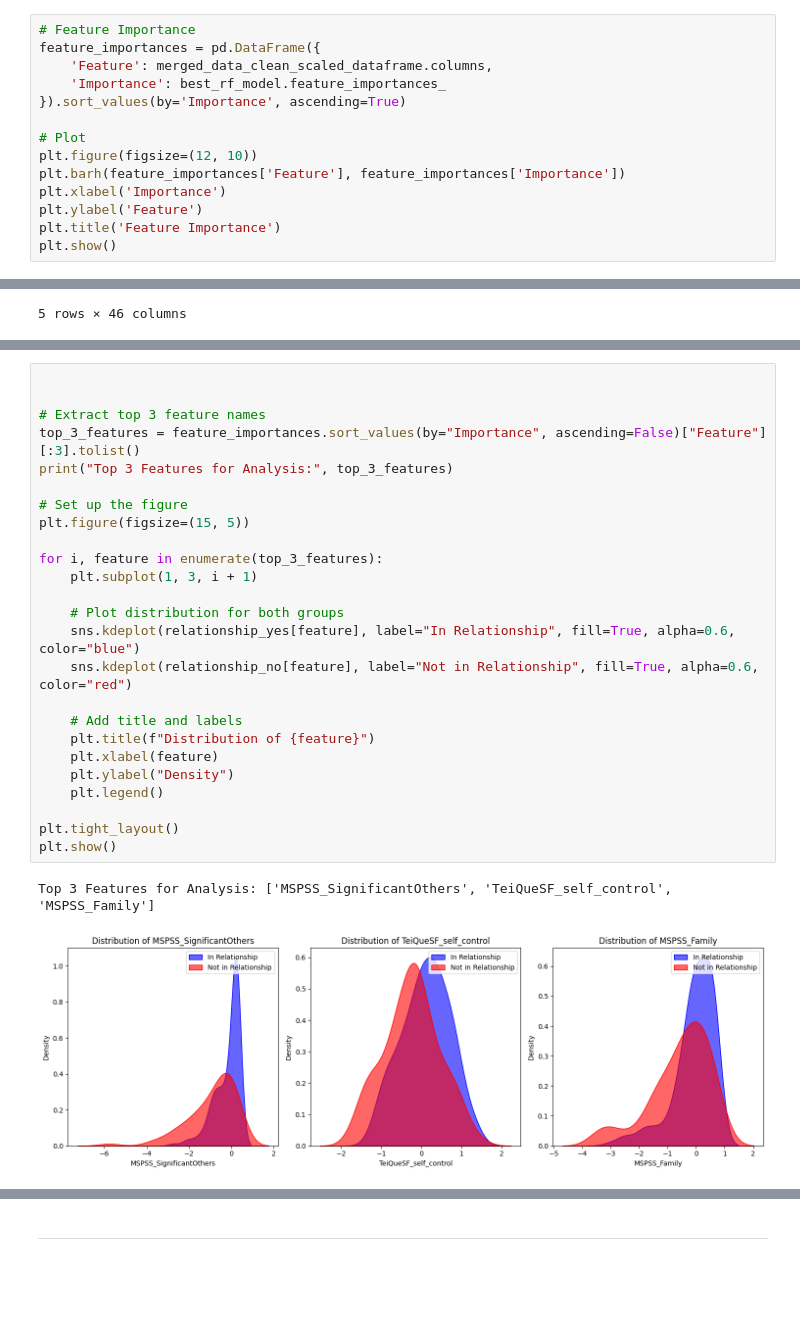
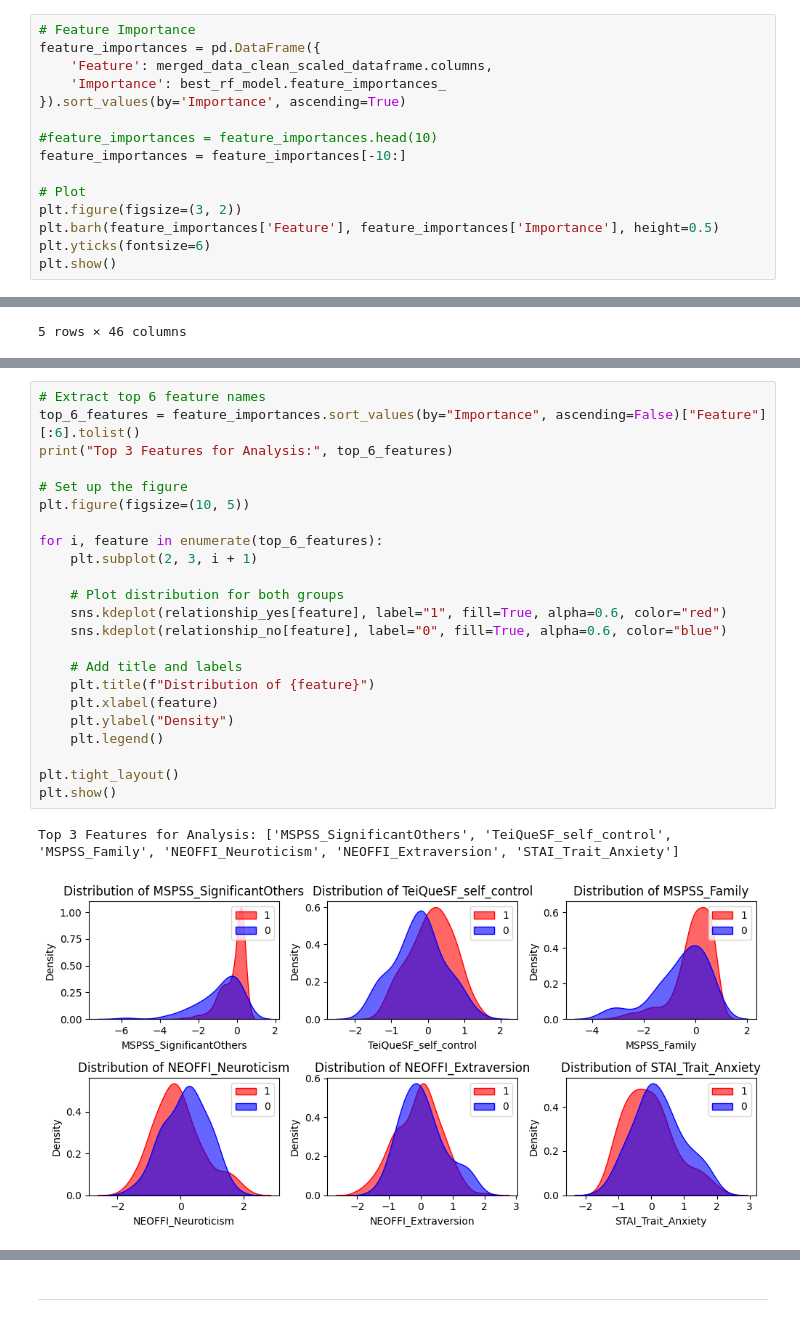
Before and after one commit to nicola1702/LEMON-Love-Predictor, a Jupyter notebook: code/model_training.ipynb, the cells around one changed output, grey strips where cells are left out. Drawn from its saved outputs; the diff is of its cells as text; blank space fills up the shorter version.

```diff
--- a/code/model_training.ipynb
+++ b/code/model_training.ipynb
@@ -150,11 +146,12 @@ feature_importances = pd.DataFrame({
     'Importance': best_rf_model.feature_importances_
 }).sort_values(by='Importance', ascending=True)
 
+#feature_importances = feature_importances.head(10)
+feature_importances = feature_importances[-10:]
+
 # Plot
-plt.figure(figsize=(12, 10))
-plt.barh(feature_importances['Feature'], feature_importances['Importance'])
-plt.xlabel('Importance')
-plt.ylabel('Feature')
-plt.title('Feature Importance')
+plt.figure(figsize=(3, 2))
+plt.barh(feature_importances['Feature'], feature_importances['Importance'], height=0.5)
+plt.yticks(fontsize=6)
 plt.show()
 # %% [output]
@@ -360,28 +340,26 @@ People not in a relationship: 68
 # %%
-
-
-# Extract top 3 feature names
-top_3_features = feature_importances.sort_values(by="Importance", ascending=False)["Feature"][:3].tolist()
-print("Top 3 Features for Analysis:", top_3_features)
+# Extract top 6 feature names
+top_6_features = feature_importances.sort_values(by="Importance", ascending=False)["Feature"][:6].tolist()
+print("Top 3 Features for Analysis:", top_6_features)
 
 # Set up the figure
-plt.figure(figsize=(15, 5))
+plt.figure(figsize=(10, 5))
 
-for i, feature in enumerate(top_3_features):
-    plt.subplot(1, 3, i + 1)
+for i, feature in enumerate(top_6_features):
+    plt.subplot(2, 3, i + 1)
 
     # Plot distribution for both groups
-    sns.kdeplot(relationship_yes[feature], label="In Relationship", fill=True, alpha=0.6, color="blue")
-    sns.kdeplot(relationship_no[feature], label="Not in Relationship", fill=True, alpha=0.6, color="red")
+    sns.kdeplot(relationship_yes[feature], label="1", fill=True, alpha=0.6, color="red")
+    sns.kdeplot(relationship_no[feature], label="0", fill=True, alpha=0.6, color="blue")
 
     # Add title and labels
     plt.title(f"Distribution of {feature}")
     plt.xlabel(feature)
     plt.ylabel("Density")
     plt.legend()
 
 plt.tight_layout()
 plt.show()
 # %% [output]
-Top 3 Features for Analysis: ['MSPSS_SignificantOthers', 'TeiQueSF_self_control', 'MSPSS_Family']
+Top 3 Features for Analysis: ['MSPSS_SignificantOthers', 'TeiQueSF_self_control', 'MSPSS_Family', 'NEOFFI_Neuroticism', 'NEOFFI_Extraversion', 'STAI_Trait_Anxiety']
-[figure, old version]
+[figure, new version]
```
Also changed, not shown: parts of 27 cells of this notebook, 2 other files.
